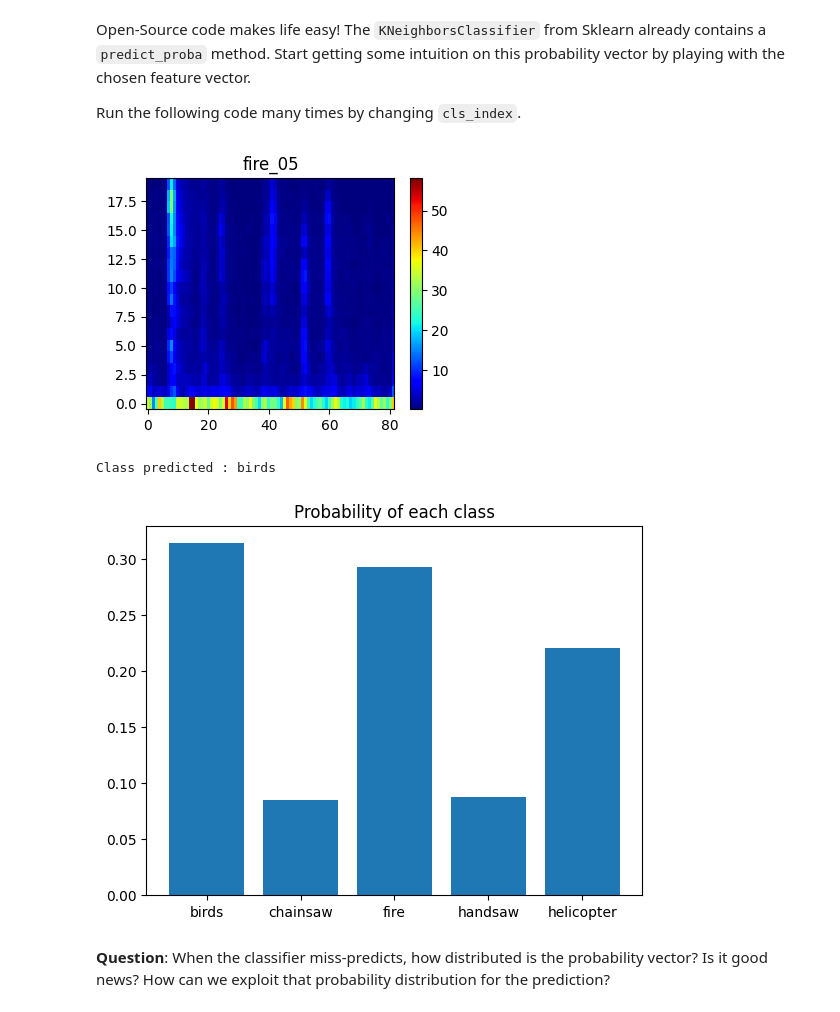
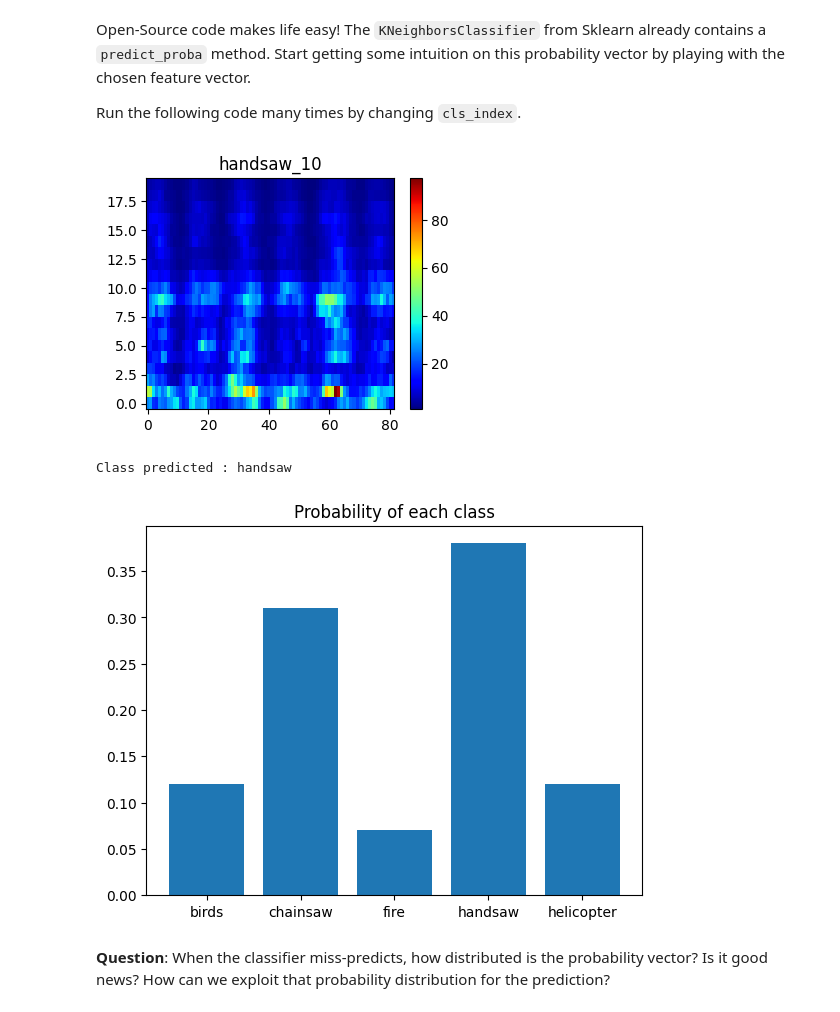
Before and after one commit to jucodavid/LELEC210X, a Jupyter notebook: classification/h5a3_confidence_and_memory.ipynb, the cells around one changed output. Drawn from its saved outputs; the diff is of its cells as text; code cells hidden in the pictures.

```diff
--- a/classification/h5a3_confidence_and_memory.ipynb
+++ b/classification/h5a3_confidence_and_memory.ipynb
@@ -60,9 +60,9 @@ Don't forget to normalize your feature vectors as well as reduce their dimension
 # %%
 ### TO COMPLETE - Uncomment the following line
 model_dir = "data/models/"
-filename = "final_model.pickle"
+filename = "model_rf_new.pickle"
 model = pickle.load(open(model_dir + filename, "rb"))
-normalize = False
+normalize = True
 pca = None
 
 
@@ -76,27 +76,29 @@ Open-Source code makes life easy! The ``KNeighborsClassifier`` from Sklearn alre
 Run the following code many times by changing  ``cls_index``. <br>
 # %%
 ### TO RUN
-cls_index = ["fire", 5]
+cls_index = ["handsaw", 10]
 myds.display(cls_index)
 thisfv = myds.__getitem__(cls_index).reshape(-1)
 
 # this artefact is necessary because the 'predict' function expects a matrix_like input.
 mat = np.zeros((2, len(thisfv)))
 mat[0] = thisfv
 #mat = StandardScaler().fit_transform(mat)
 prediction = model.predict(mat)
 print("Class predicted :", prediction[0])
 
 proba = model.predict_proba(mat)
 plt.figure()
 plt.bar(classnames, proba[0])
 plt.title("Probability of each class")
 plt.show()
 model_knn = model
+
+AudioUtil.play(AudioUtil.open(dataset[cls_index[0],cls_index[1]]))
 # %% [output]
-[figure, old version]
+[figure, new version]
-Class predicted : birds
+Class predicted : handsaw
-[figure, old version]
+[figure, new version]
 # %% [markdown]
 **Question**:
 When the classifier miss-predicts, how distributed is the probability vector? Is it good news? How can we exploit that probability distribution for the prediction?
```
Also changed, not shown: 1 other file.
